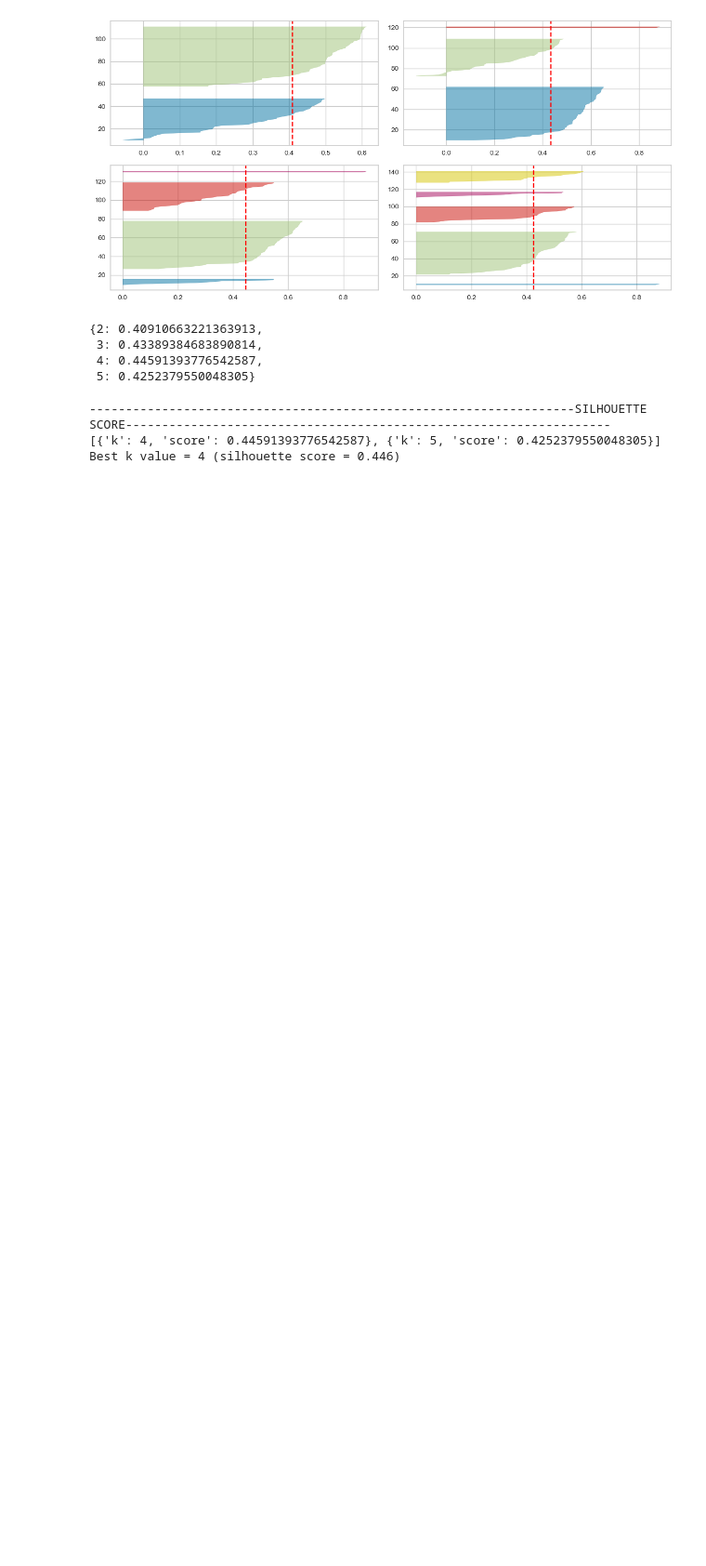
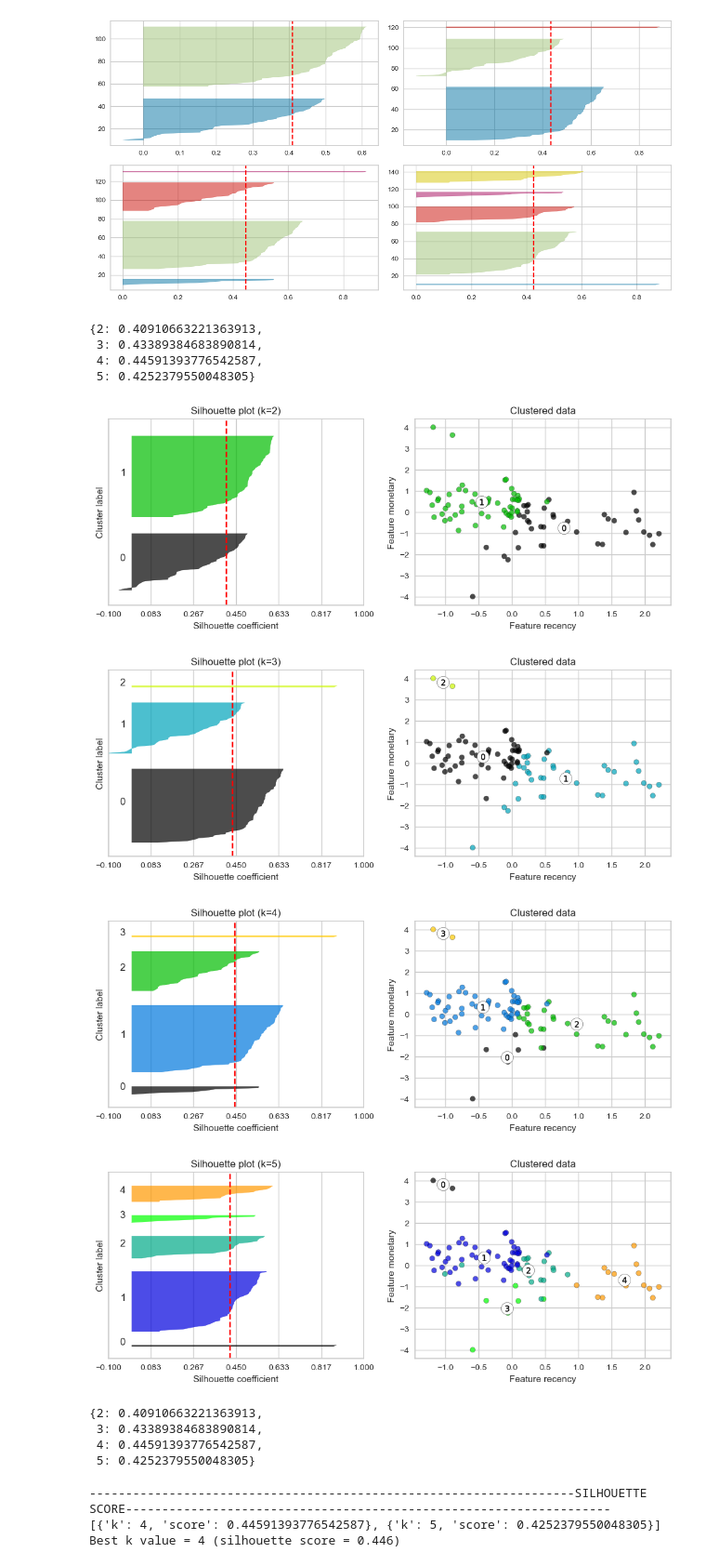
Before and after one commit to brianna-mitri/vehicle-sales-analysis, a Jupyter notebook: analysis/rfm.ipynb, the cells around one changed output. Shown at 93% size. Cells and saved outputs as stored; diff of their text form; code cells hidden in the pictures; blank space fills up the shorter version.

Commit message:
Added silhouette diagnostic function showing corresponding scatter plot

```diff
--- a/analysis/rfm.ipynb
+++ b/analysis/rfm.ipynb
@@ -587,6 +689,17 @@ plot_silhouettes([2,3,4,5],scaled_rfm_df)
  3: 0.43389384683890814,
  4: 0.44591393776542587,
  5: 0.4252379550048305}
+# %%
+silhouette_diagnostic(scaled_data=scaled_rfm_df, x_axis='recency', y_axis='monetary', k_vals=[2,3,4,5])
+# %% [output]
+[figure, added]
+[figure, added]
+[figure, added]
+[figure, added]
+{2: 0.40910663221363913,
+ 3: 0.43389384683890814,
+ 4: 0.44591393776542587,
+ 5: 0.4252379550048305}
 # %%
 # select best k
 k_options = [4,5]
```
Also changed, not shown: parts of 7 cells of this notebook.
